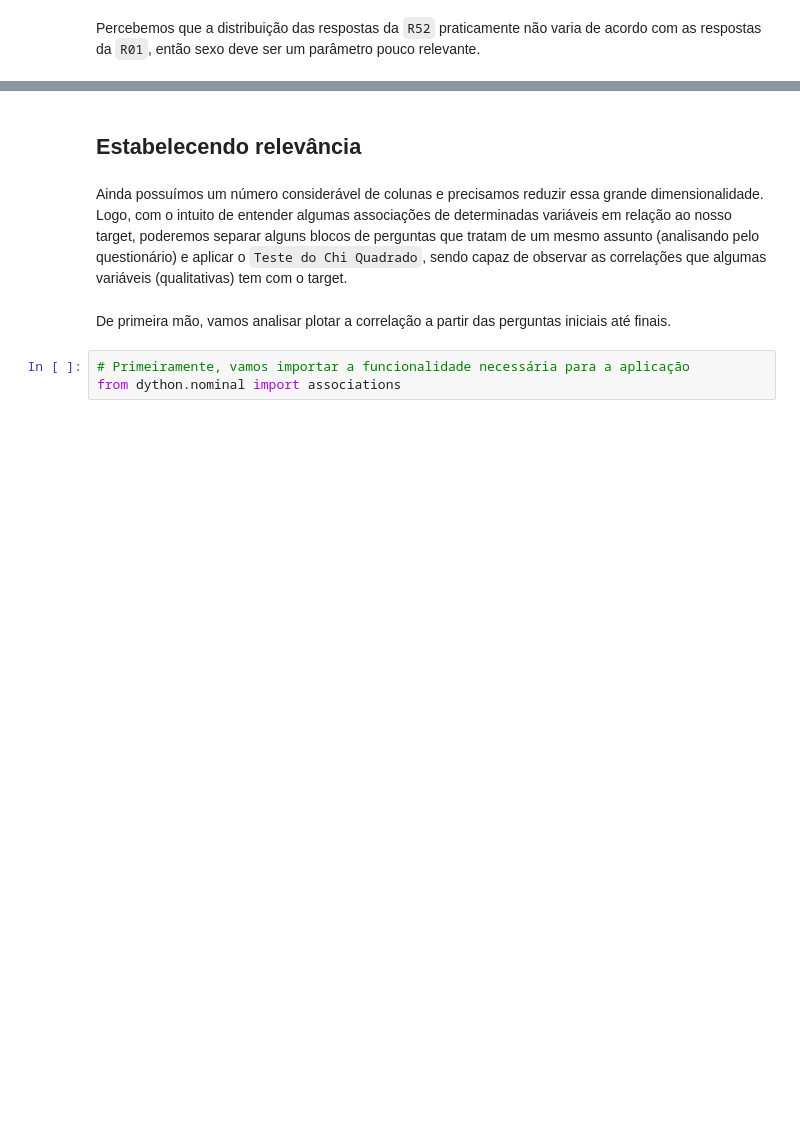
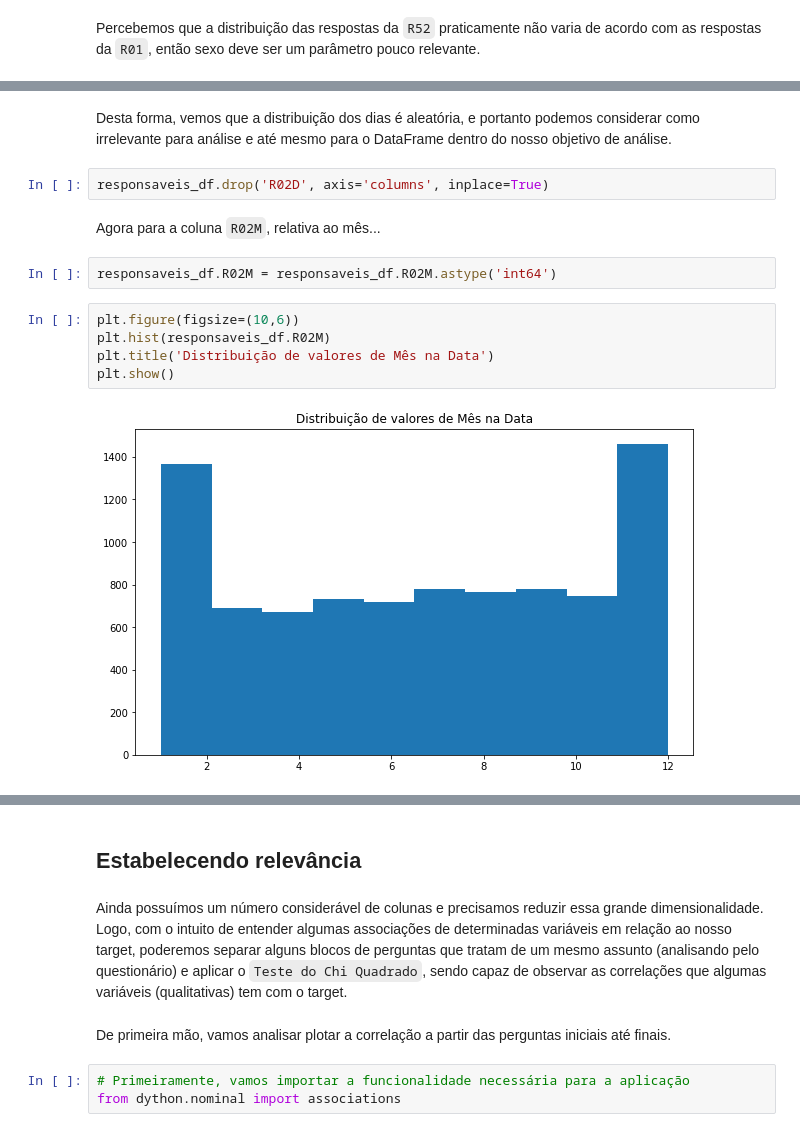
Before and after one commit to insper-classroom/23-1a-cd-p2-anderson_samuel_vinicius, a Jupyter notebook: Relatório.ipynb, the cells around one changed output, grey strips where cells are left out. Cells and saved outputs as stored; diff of their text form; blank space fills up the shorter version.

Commit message:
Análise demográfica concluída

```diff
--- a/Relatório.ipynb
+++ b/Relatório.ipynb
@@ -614,0 +656,15 @@ Percebemos que a distribuição das respostas da `R52` praticamente não varia d
+# %% [markdown]
+Desta forma, vemos que a distribuição dos dias é aleatória, e portanto podemos considerar como irrelevante para análise e até mesmo para o DataFrame dentro do nosso objetivo de análise.
+# %%
+responsaveis_df.drop('R02D', axis='columns', inplace=True)
+# %% [markdown]
+Agora para a coluna `R02M`, relativa ao mês...
+# %%
+responsaveis_df.R02M = responsaveis_df.R02M.astype('int64')
+# %%
+plt.figure(figsize=(10,6))
+plt.hist(responsaveis_df.R02M)
+plt.title('Distribuição de valores de Mês na Data')
+plt.show()
+# %% [output]
+[figure, added]
```
Also changed, not shown: parts of 41 cells of this notebook.
